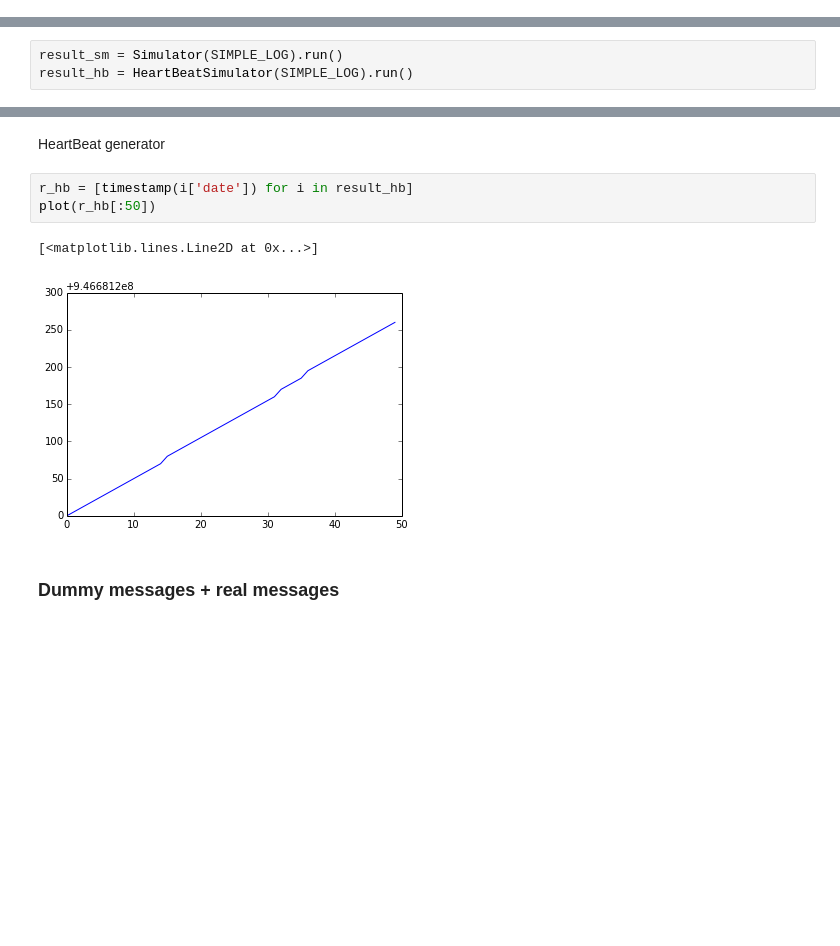
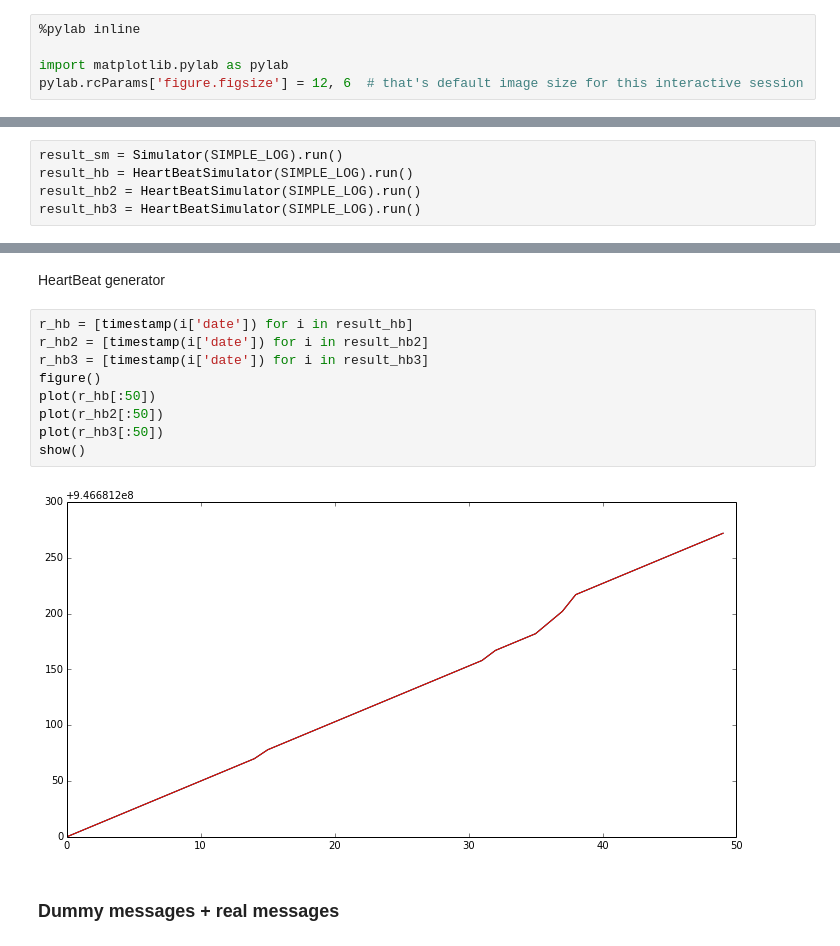
Before and after one commit to hoh/Hubbub, a Jupyter notebook: Simulator.ipynb, the cells around one changed output, grey strips where cells are left out. Saved outputs shown, nothing was run; the diff lists cells and outputs as text; blank space fills up the shorter version.

```diff
--- a/Simulator.ipynb
+++ b/Simulator.ipynb
@@ -4,0 +1,5 @@ Populating the interactive namespace from numpy and matplotlib
+# %%
+%pylab inline
+
+import matplotlib.pylab as pylab
+pylab.rcParams['figure.figsize'] = 12, 6  # that's default image size for this interactive session
@@ -15,6 +21,8 @@ SIMPLE_LOG
 # %%
 result_sm = Simulator(SIMPLE_LOG).run()
 result_hb = HeartBeatSimulator(SIMPLE_LOG).run()
+result_hb2 = HeartBeatSimulator(SIMPLE_LOG).run()
+result_hb3 = HeartBeatSimulator(SIMPLE_LOG).run()
 # %% [output]
 start: 2000-01-01 00:00:00
 end: 2000-01-01 23:59:59.999999
@@ -51,10 +63,15 @@ plot(r_sm[:50])
 HeartBeat generator
 # %%
 r_hb = [timestamp(i['date']) for i in result_hb]
+r_hb2 = [timestamp(i['date']) for i in result_hb2]
+r_hb3 = [timestamp(i['date']) for i in result_hb3]
+figure()
 plot(r_hb[:50])
+plot(r_hb2[:50])
+plot(r_hb3[:50])
+show()
 # %% [output]
-[<matplotlib.lines.Line2D at 0x...>]
-[figure, old version]
+[figure, new version]
 # %% [markdown]
 ### Dummy messages + real messages
 # %% [markdown]
```
Also changed, not shown: parts of 12 cells of this notebook.
